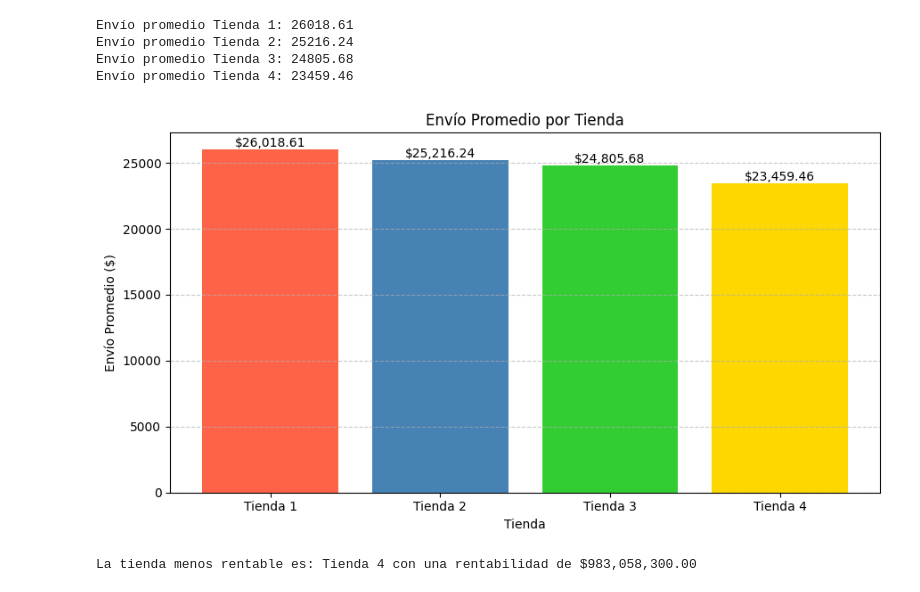
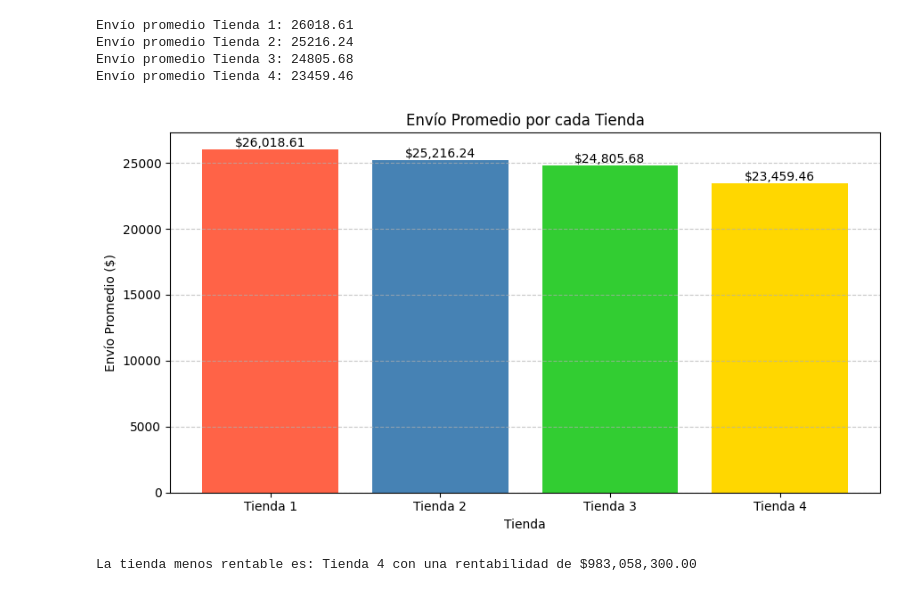
Before and after one commit to XhrisGG/challenge-1-data-science, a Jupyter notebook: AluraStoreLatam.ipynb, the cells around one changed output. Cells and saved outputs as stored; diff of their text form; code cells hidden in the pictures.

```diff
--- a/AluraStoreLatam.ipynb
+++ b/AluraStoreLatam.ipynb
@@ -400,28 +400,28 @@ Envío promedio Tienda 4: 23459.46
 # %%
 # Crear una lista con los datos del envío promedio por tienda
 tiendas = ['Tienda 1', 'Tienda 2', 'Tienda 3', 'Tienda 4']
 envios_promedio = [envio_promedio_tienda1, envio_promedio_tienda2, envio_promedio_tienda3, envio_promedio_tienda4]
 colores = ['#FF6347', '#4682B4', '#32CD32', '#FFD700']  # Colores personalizados para las barras
 
 # Crear el gráfico de barras
 plt.figure(figsize=(9, 5))
 barras = plt.bar(tiendas, envios_promedio, color=colores)
-plt.title('Envío Promedio por Tienda')
+plt.title('Envío Promedio por cada Tienda')
 plt.xlabel('Tienda')
 plt.ylabel('Envío Promedio ($)')
 plt.grid(axis='y', linestyle='--', alpha=0.7)
 
 # Añadir etiquetas sobre las barras
 for barra in barras:
     yval = barra.get_height()
     plt.text(barra.get_x() + barra.get_width()/2, yval, f"${yval:,.2f}",
              ha='center', va='bottom', fontsize=10)
 
 # Ajustar el gráfico
 plt.tight_layout()
 plt.show()
 # %% [output]
-[figure, old version]
+[figure, new version]
 # %%
 # Calcular el costo total de envío por tienda
 costo_envio_tienda1 = tienda["Costo de envío"].sum()
```
Also changed, not shown: parts of 2 cells of this notebook.
